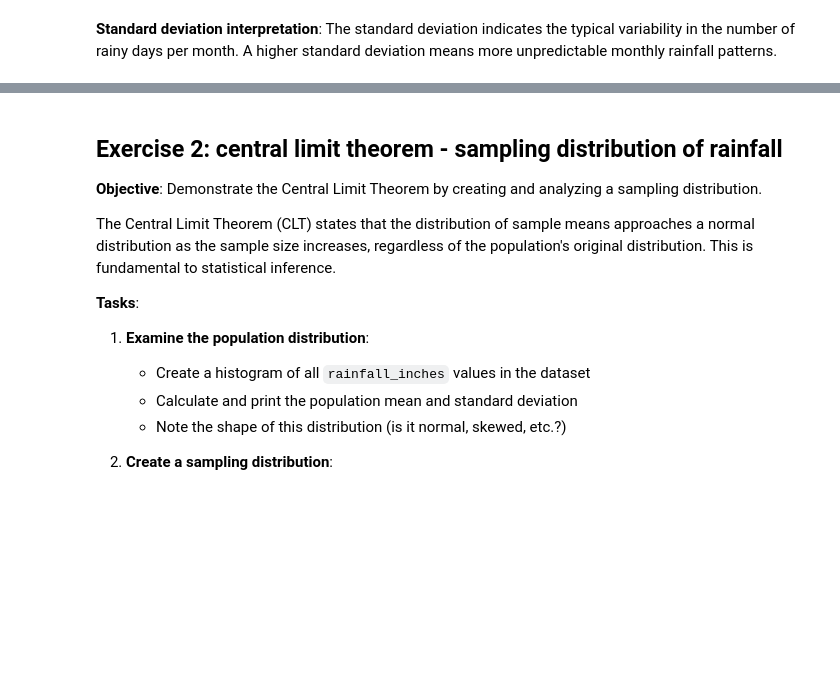
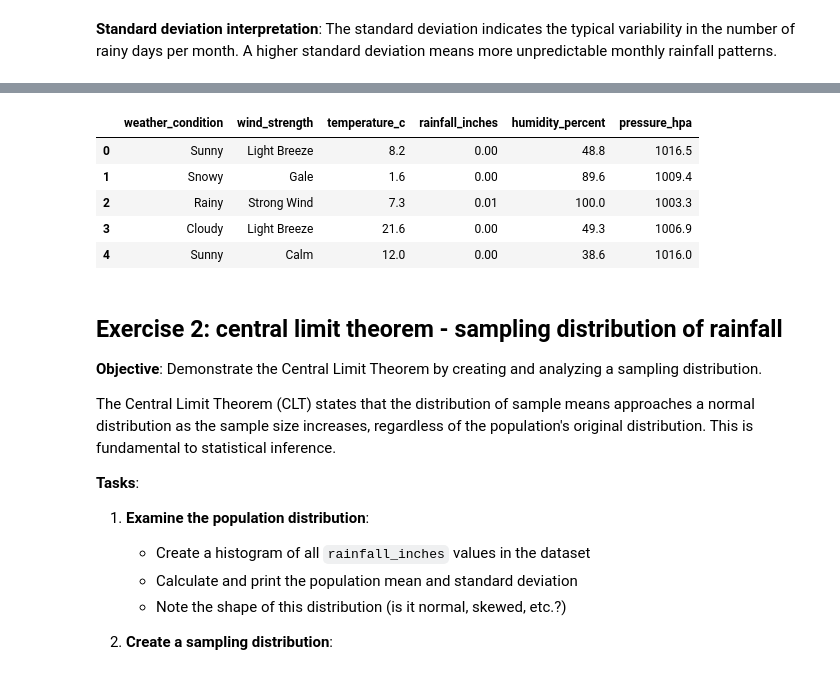
Before and after one commit to gperdrizet/fullstack-2605, a Jupyter notebook: unit-2/lesson-13/lesson-13-activity-solution.ipynb, the cells around one changed output, grey strips where cells are left out. Cells and saved outputs as stored; diff of their text form; code cells hidden in the pictures; blank space fills up the shorter version.

```diff
--- a/unit-2/lesson-13/lesson-13-activity-solution.ipynb
+++ b/unit-2/lesson-13/lesson-13-activity-solution.ipynb
@@ -126,3 +166,14 @@ Standard deviation: 2.17
+# %%
+df_updated = df.copy()
+df_updated.loc[df_updated['weather_condition'] != 'Rainy', 'rainfall_inches'] = 0
+df_updated.head()
+# %% [output]
+|  | weather_condition | wind_strength | temperature_c | rainfall_inches | humidity_percent | pressure_hpa |
+| 0 | Sunny | Light Breeze | 8.2 | 0.00 | 48.8 | 1016.5 |
+| 1 | Snowy | Gale | 1.6 | 0.00 | 89.6 | 1009.4 |
+| 2 | Rainy | Strong Wind | 7.3 | 0.01 | 100.0 | 1003.3 |
+| 3 | Cloudy | Light Breeze | 21.6 | 0.00 | 49.3 | 1006.9 |
+| 4 | Sunny | Calm | 12.0 | 0.00 | 38.6 | 1016.0 |
 # %% [markdown]
 ## Exercise 2: central limit theorem - sampling distribution of rainfall
 
```
Also changed, not shown: parts of 8 cells of this notebook.
